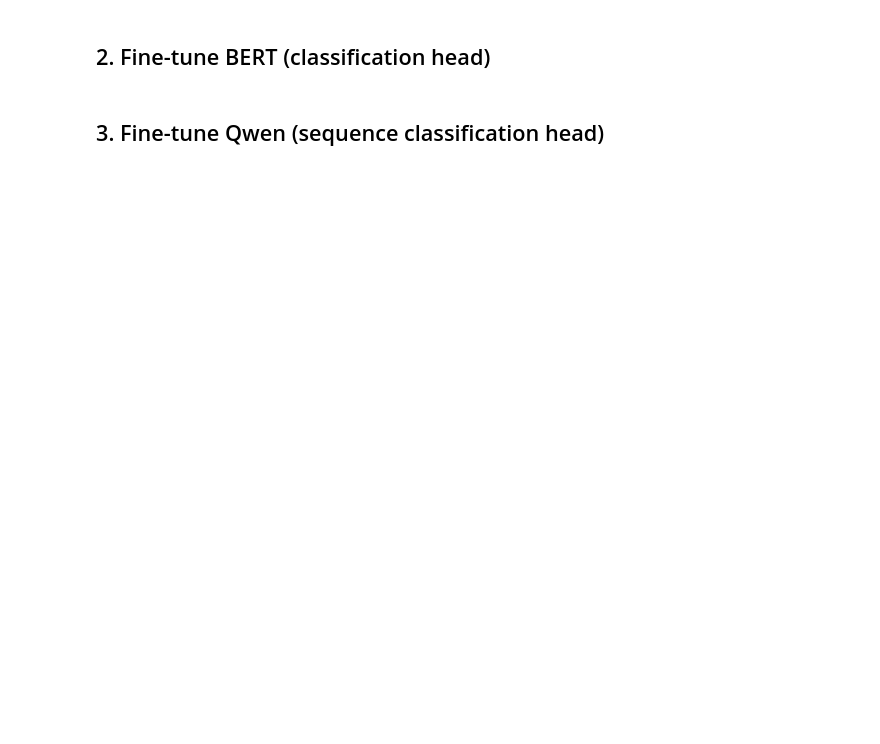
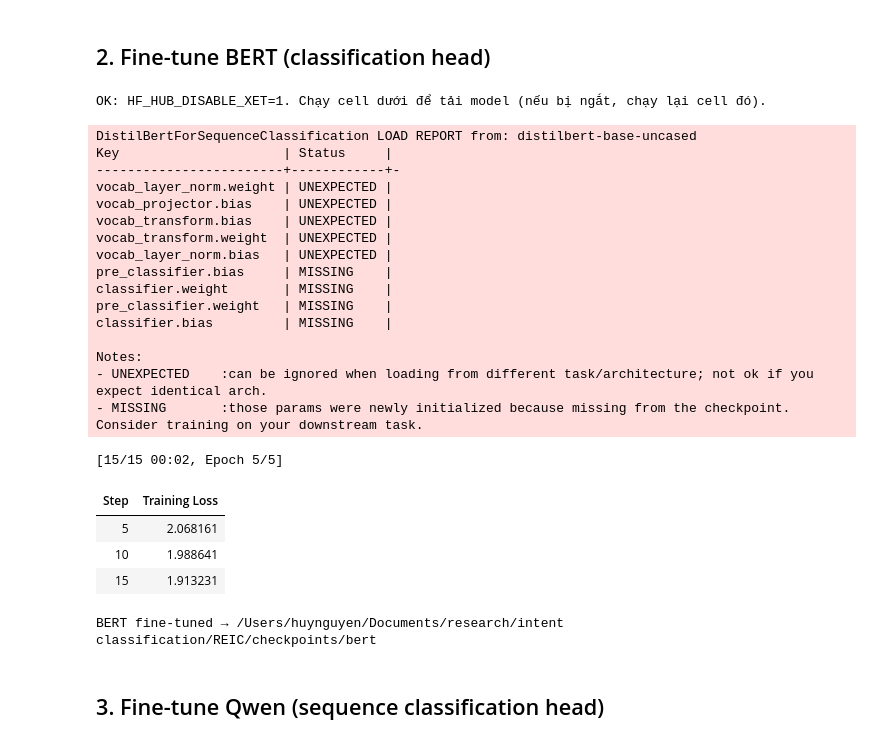
Before and after one commit to minhhuysgdev/REIC, a Jupyter notebook: notebooks/finetune_and_compare.ipynb, the cells around one changed output. Cells and saved outputs as stored; diff of their text form; code cells hidden in the pictures; blank space fills up the shorter version.

```diff
--- a/notebooks/finetune_and_compare.ipynb
+++ b/notebooks/finetune_and_compare.ipynb
@@ -42,5 +53,19 @@ for i, (text, lid) in enumerate(train_data[:6]):
 # %% [markdown]
 ## 2. Fine-tune BERT (classification head)
+# %%
+# Tắt Xet download → tải bằng HTTP, resume tốt hơn khi bị gián đoạn
+import os
+from pathlib import Path
+os.environ["HF_HUB_DISABLE_XET"] = "1"
+# Load .env (HF_TOKEN) nếu có
+try:
+    from dotenv import load_dotenv
+    load_dotenv(Path.cwd().parent / ".env" if Path.cwd().name == "notebooks" else Path.cwd() / ".env")
+except Exception:
+    pass
+print("OK: HF_HUB_DISABLE_XET=1. Chạy cell dưới để tải model (nếu bị ngắt, chạy lại cell đó).")
+# %% [output]
+OK: HF_HUB_DISABLE_XET=1. Chạy cell dưới để tải model (nếu bị ngắt, chạy lại cell đó).
 # %%
 from transformers import (
     AutoModelForSequenceClassification,
@@ -51,7 +76,8 @@ from transformers import (
 from torch.utils.data import Dataset
 import torch
 
-BERT_MODEL = "bert-base-uncased"
+# distilbert (~70MB) hoặc bert-base-uncased (~440MB). Tải bị gián đoạn → chạy lại cell (resume).
+BERT_MODEL = "distilbert-base-uncased"
 BERT_CKPT = CHECKPOINT_DIR / "bert"
 
 # Label map
@@ -82,33 +108,56 @@ class IntentDataset(Dataset):
 
 tokenizer_bert = AutoTokenizer.from_pretrained(BERT_MODEL)
 model_bert = AutoModelForSequenceClassification.from_pretrained(
     BERT_MODEL, num_labels=num_labels
 )
 
 texts = [t[0] for t in train_data]
 labels = [t[1] for t in train_data]
 dataset_bert = IntentDataset(texts, labels, tokenizer_bert)
 
 args_bert = TrainingArguments(
     output_dir=str(BERT_CKPT),
     num_train_epochs=5,
     per_device_train_batch_size=8,
     save_strategy="no",
     logging_steps=5,
 )
 trainer_bert = Trainer(
     model=model_bert,
     args=args_bert,
     train_dataset=dataset_bert,
 )
 trainer_bert.train()
 trainer_bert.save_model(str(BERT_CKPT))
 tokenizer_bert.save_pretrained(str(BERT_CKPT))
 
 with open(BERT_CKPT / "label_map.json", "w") as f:
     json.dump({"id2idx": id2idx, "idx2id": {v: k for k, v in id2idx.items()}}, f)
 
 print(f"BERT fine-tuned → {BERT_CKPT}")
+# %% [output]
+DistilBertForSequenceClassification LOAD REPORT from: distilbert-base-uncased
+Key                     | Status     |
+------------------------+------------+-
+vocab_layer_norm.weight | UNEXPECTED |
+vocab_projector.bias    | UNEXPECTED |
+vocab_transform.bias    | UNEXPECTED |
+vocab_transform.weight  | UNEXPECTED |
+vocab_layer_norm.bias   | UNEXPECTED |
+pre_classifier.bias     | MISSING    |
+classifier.weight       | MISSING    |
+pre_classifier.weight   | MISSING    |
+classifier.bias         | MISSING    |
+
+Notes:
+- UNEXPECTED    :can be ignored when loading from different task/architecture; not ok if you expect identical arch.
+- MISSING       :those params were newly initialized because missing from the checkpoint. Consider training on your downstream task.
+[15/15 00:02, Epoch 5/5]
+| Step | Training Loss |
+| 5 | 2.068161 |
+| 10 | 1.988641 |
+| 15 | 1.913231 |
+BERT fine-tuned → /Users/huynguyen/Documents/research/intent classification/REIC/checkpoints/bert
 # %% [markdown]
 ## 3. Fine-tune Qwen (sequence classification head)
 # %%
```
Also changed, not shown: parts of 10 cells of this notebook, 5 other files.
